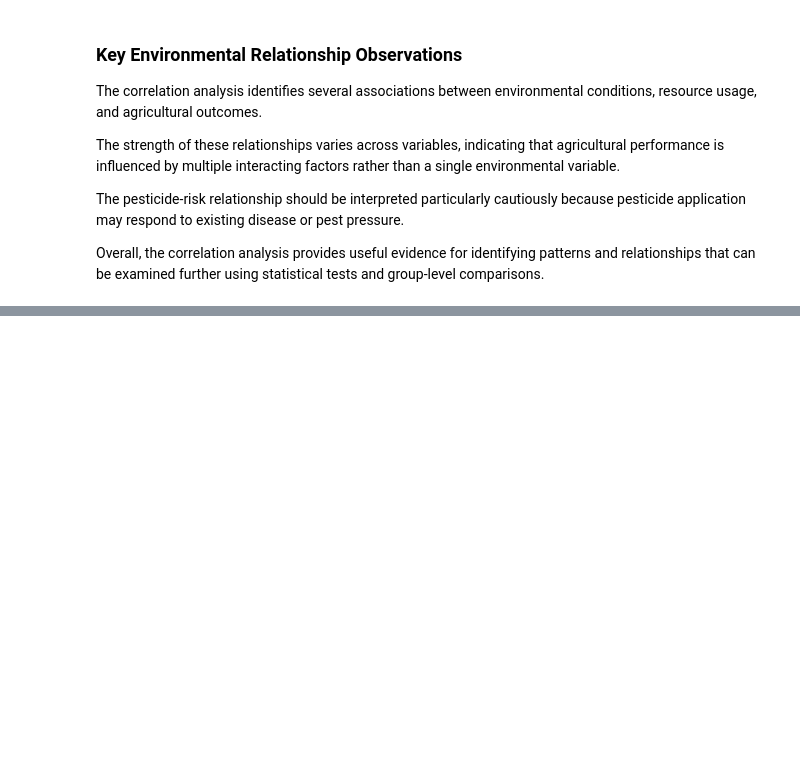
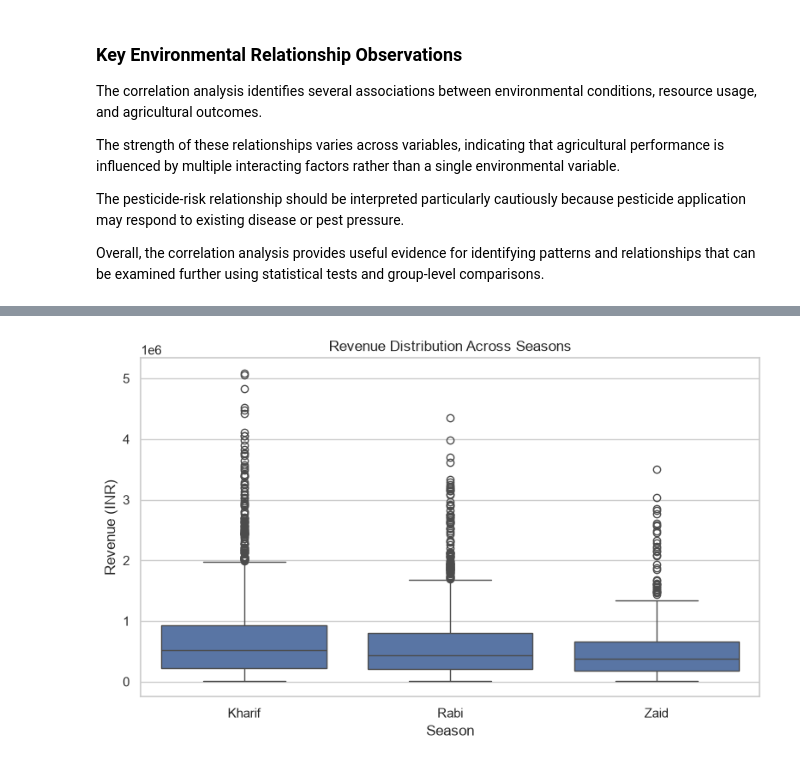
Before and after one commit to TharunPranav2007/Seasonal-Agriculture-Performance-Analysis, a Jupyter notebook: notebooks/seasonal_agriculture_analysis.ipynb, the cells around one changed output, grey strips where cells are left out. Cells and saved outputs as stored; diff of their text form; code cells hidden in the pictures; blank space fills up the shorter version.

```diff
--- a/notebooks/seasonal_agriculture_analysis.ipynb
+++ b/notebooks/seasonal_agriculture_analysis.ipynb
@@ -2249,0 +2290,17 @@ Overall, the correlation analysis provides useful evidence for identifying patte
+# %%
+plt.figure(figsize=(8, 5))
+
+sns.boxplot(
+    data=df_clean,
+    x="Season",
+    y="Revenue_INR"
+)
+
+plt.title("Revenue Distribution Across Seasons")
+plt.xlabel("Season")
+plt.ylabel("Revenue (INR)")
+
+plt.tight_layout()
+plt.show()
+# %% [output]
+[figure, added]
```
Also changed, not shown: parts of 36 cells of this notebook.
